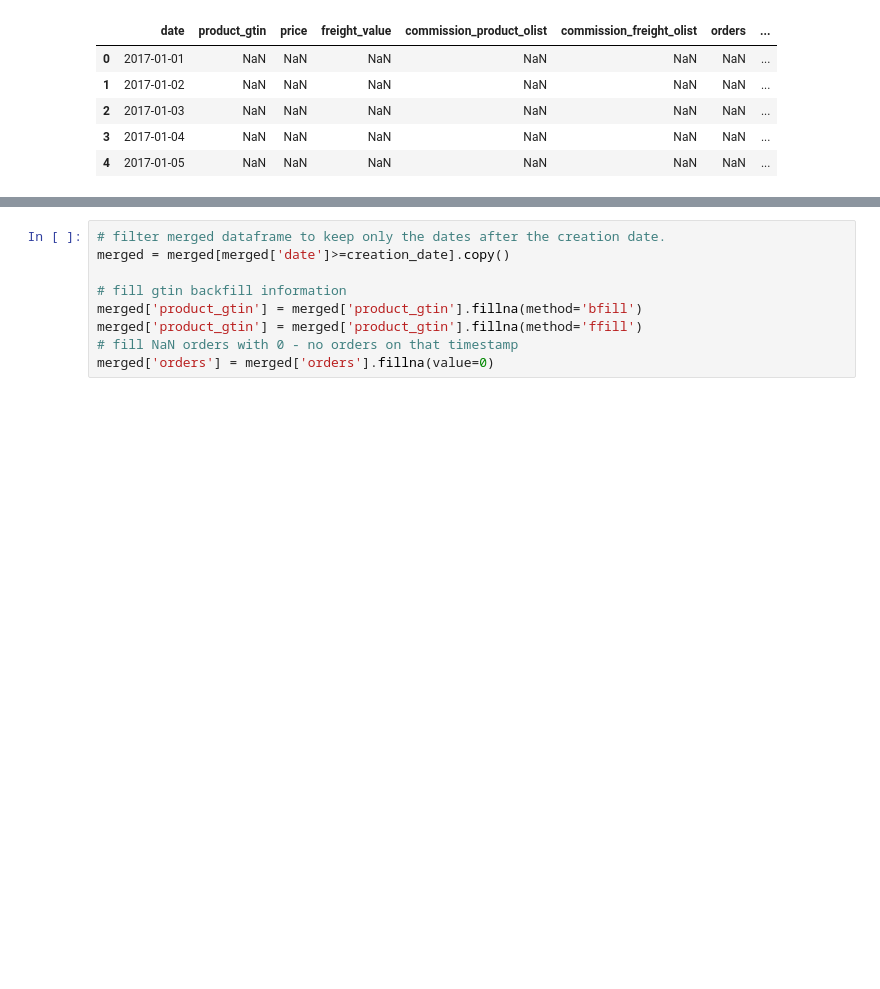
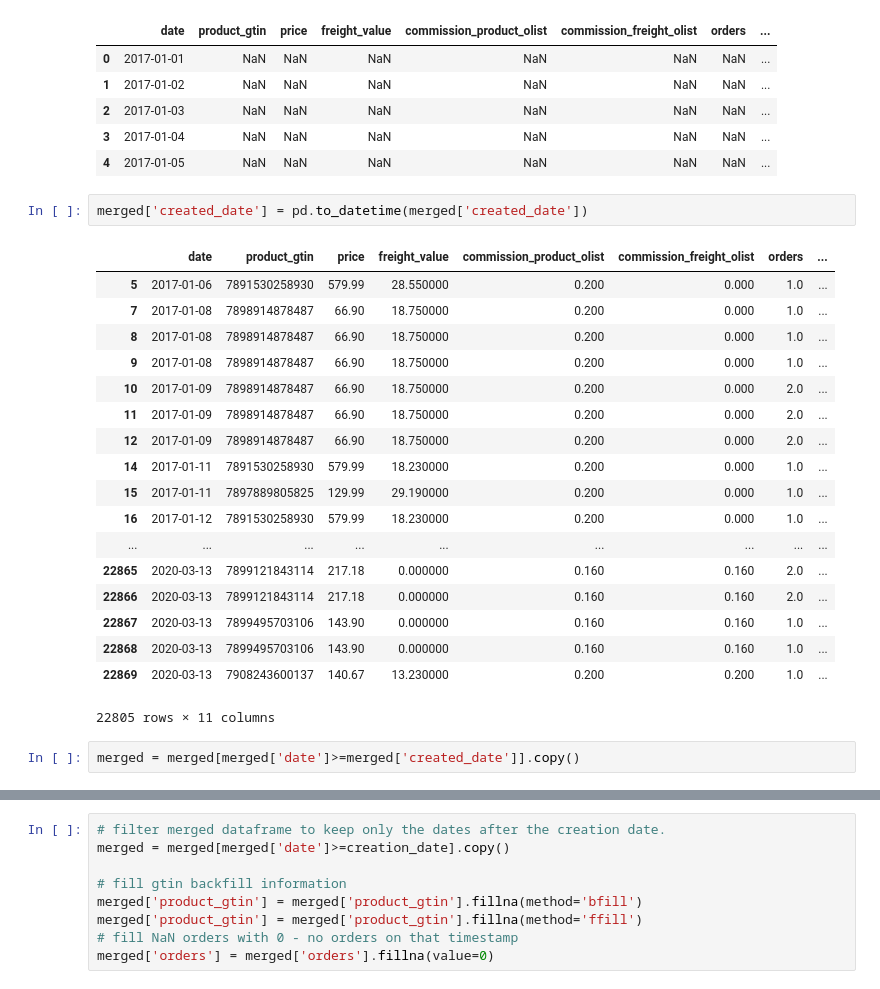
Before and after one commit to ds4a-team4/ETLs, a Jupyter notebook: ETL/ETL-Copy1.ipynb, the cells around one changed output, grey strips where cells are left out. Cells and saved outputs as stored; diff of their text form; blank space fills up the shorter version.

Commit message:
deleted rows where product did not exist

```diff
--- a/ETL/ETL-Copy1.ipynb
+++ b/ETL/ETL-Copy1.ipynb
@@ -192,3 +188,26 @@ merged.head()
 | 2 | 2017-01-03 | NaN | NaN | NaN | NaN | NaN | NaN | ... |
 | 3 | 2017-01-04 | NaN | NaN | NaN | NaN | NaN | NaN | ... |
 | 4 | 2017-01-05 | NaN | NaN | NaN | NaN | NaN | NaN | ... |
+# %%
+merged['created_date'] = pd.to_datetime(merged['created_date'])
+# %% [output]
+|  | date | product_gtin | price | freight_value | commission_product_olist | commission_freight_olist | orders | ... |
+| 5 | 2017-01-06 | 7891530258930 | 579.99 | 28.550000 | 0.200 | 0.000 | 1.0 | ... |
+| 7 | 2017-01-08 | 7898914878487 | 66.90 | 18.750000 | 0.200 | 0.000 | 1.0 | ... |
+| 8 | 2017-01-08 | 7898914878487 | 66.90 | 18.750000 | 0.200 | 0.000 | 1.0 | ... |
+| 9 | 2017-01-08 | 7898914878487 | 66.90 | 18.750000 | 0.200 | 0.000 | 1.0 | ... |
+| 10 | 2017-01-09 | 7898914878487 | 66.90 | 18.750000 | 0.200 | 0.000 | 2.0 | ... |
+| 11 | 2017-01-09 | 7898914878487 | 66.90 | 18.750000 | 0.200 | 0.000 | 2.0 | ... |
+| 12 | 2017-01-09 | 7898914878487 | 66.90 | 18.750000 | 0.200 | 0.000 | 2.0 | ... |
+| 14 | 2017-01-11 | 7891530258930 | 579.99 | 18.230000 | 0.200 | 0.000 | 1.0 | ... |
+| 15 | 2017-01-11 | 7897889805825 | 129.99 | 29.190000 | 0.200 | 0.000 | 1.0 | ... |
+| 16 | 2017-01-12 | 7891530258930 | 579.99 | 18.230000 | 0.200 | 0.000 | 1.0 | ... |
+| ... | ... | ... | ... | ... | ... | ... | ... | ... |
+| 22865 | 2020-03-13 | 7899121843114 | 217.18 | 0.000000 | 0.160 | 0.160 | 2.0 | ... |
+| 22866 | 2020-03-13 | 7899121843114 | 217.18 | 0.000000 | 0.160 | 0.160 | 2.0 | ... |
+| 22867 | 2020-03-13 | 7899495703106 | 143.90 | 0.000000 | 0.160 | 0.160 | 1.0 | ... |
+| 22868 | 2020-03-13 | 7899495703106 | 143.90 | 0.000000 | 0.160 | 0.160 | 1.0 | ... |
+| 22869 | 2020-03-13 | 7908243600137 | 140.67 | 13.230000 | 0.200 | 0.200 | 1.0 | ... |
+22805 rows × 11 columns
+# %%
+merged = merged[merged['date']>=merged['created_date']].copy()
```
Also changed, not shown: parts of 13 cells of this notebook.
